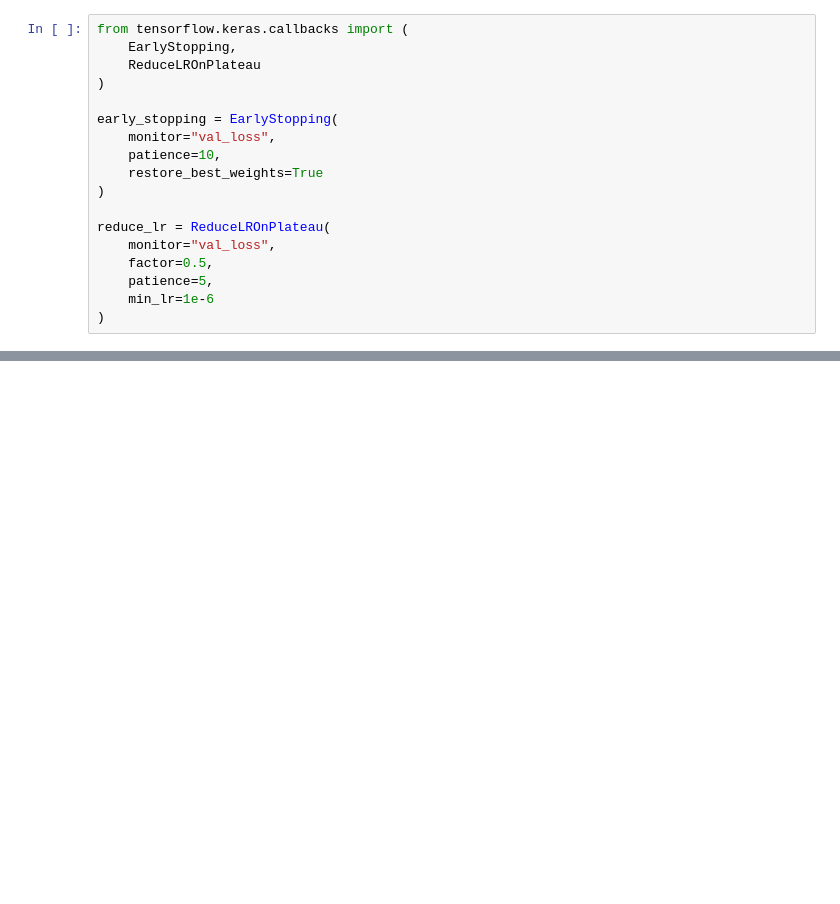
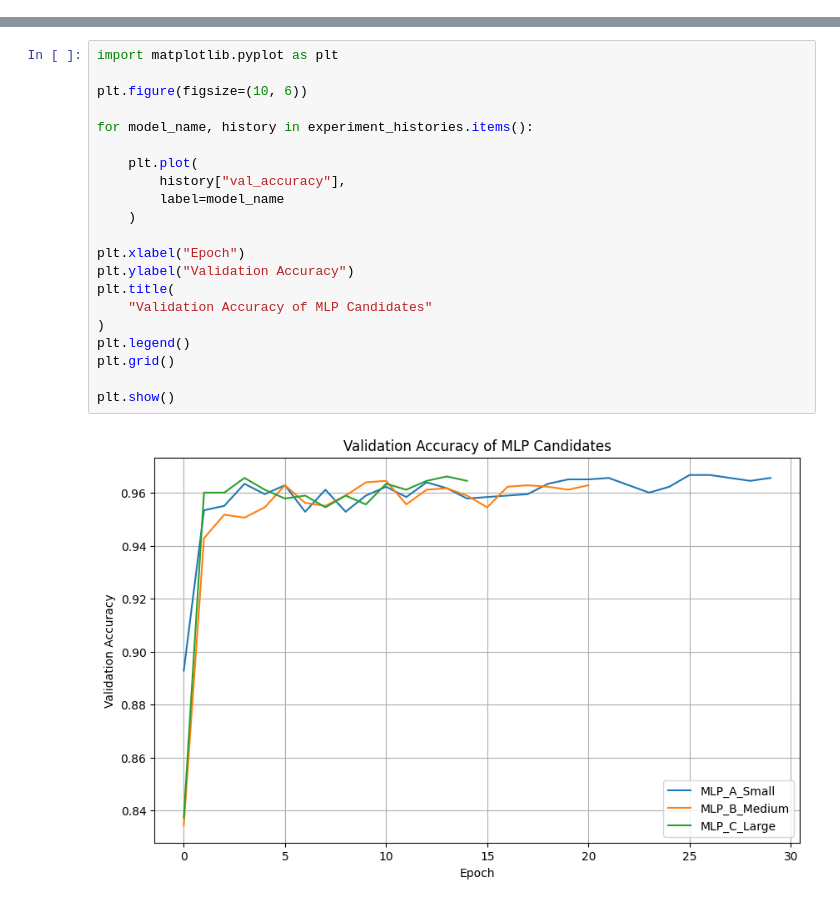
Before and after one commit to SLIIT-Y4-S2-DL-ORG/Deep-Learning-Assignment, a Jupyter notebook: MLP/MLP.ipynb, the cells around one changed output, grey strips where cells are left out. Saved outputs shown, nothing was run; the diff lists cells and outputs as text; blank space fills up the shorter version.

```diff
--- a/MLP/MLP.ipynb
+++ b/MLP/MLP.ipynb
@@ -135,18 +212,0 @@ model.compile(
-# %%
-from tensorflow.keras.callbacks import (
-    EarlyStopping,
-    ReduceLROnPlateau
-)
-
-early_stopping = EarlyStopping(
-    monitor="val_loss",
-    patience=10,
-    restore_best_weights=True
-)
-
-reduce_lr = ReduceLROnPlateau(
-    monitor="val_loss",
-    factor=0.5,
-    patience=5,
-    min_lr=1e-6
-)
@@ -221,0 +370,23 @@ y_pred = np.argmax(
+# %%
+import matplotlib.pyplot as plt
+
+plt.figure(figsize=(10, 6))
+
+for model_name, history in experiment_histories.items():
+
+    plt.plot(
+        history["val_accuracy"],
+        label=model_name
+    )
+
+plt.xlabel("Epoch")
+plt.ylabel("Validation Accuracy")
+plt.title(
+    "Validation Accuracy of MLP Candidates"
+)
+plt.legend()
+plt.grid()
+
+plt.show()
+# %% [output]
+[figure, added]
```
Also changed, not shown: parts of 29 cells of this notebook, 3 other files.
